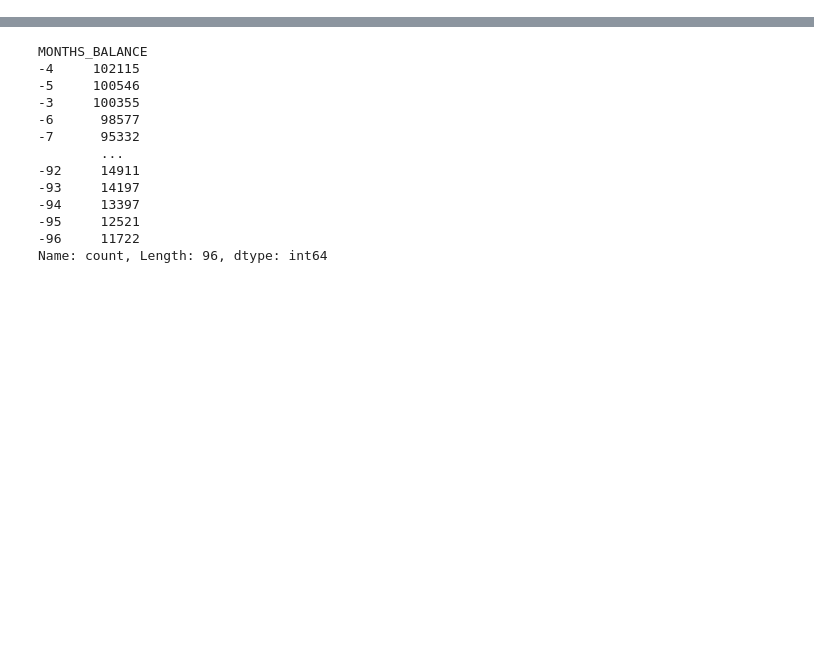
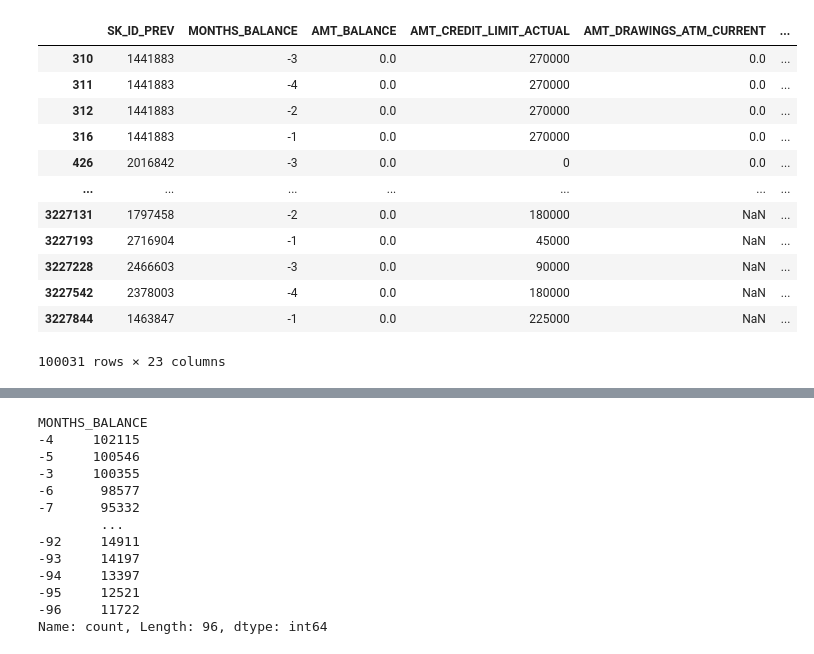
Before and after one commit to hung20gg/datavis_final, a Jupyter notebook: eda/balance.ipynb, the cells around one changed output, grey strips where cells are left out. Cells and saved outputs as stored; diff of their text form; code cells hidden in the pictures; blank space fills up the shorter version.

```diff
--- a/eda/balance.ipynb
+++ b/eda/balance.ipynb
@@ -71,3 +49,19 @@ y_train.head()
+# %%
+balance[balance['NAME_CONTRACT_STATUS'] == 'Completed']
+# %% [output]
+|  | SK_ID_PREV | MONTHS_BALANCE | AMT_BALANCE | AMT_CREDIT_LIMIT_ACTUAL | AMT_DRAWINGS_ATM_CURRENT | ... |
+| 310 | 1441883 | -3 | 0.0 | 270000 | 0.0 | ... |
+| 311 | 1441883 | -4 | 0.0 | 270000 | 0.0 | ... |
+| 312 | 1441883 | -2 | 0.0 | 270000 | 0.0 | ... |
+| 316 | 1441883 | -1 | 0.0 | 270000 | 0.0 | ... |
+| 426 | 2016842 | -3 | 0.0 | 0 | 0.0 | ... |
+| ... | ... | ... | ... | ... | ... | ... |
+| 3227131 | 1797458 | -2 | 0.0 | 180000 | NaN | ... |
+| 3227193 | 2716904 | -1 | 0.0 | 45000 | NaN | ... |
+| 3227228 | 2466603 | -3 | 0.0 | 90000 | NaN | ... |
+| 3227542 | 2378003 | -4 | 0.0 | 180000 | NaN | ... |
+| 3227844 | 1463847 | -1 | 0.0 | 225000 | NaN | ... |
+100031 rows × 23 columns
 # %%
 display_missing_data_info(balance)
 # %% [output]
```
Also changed, not shown: parts of 6 cells of this notebook, 8 other files.
